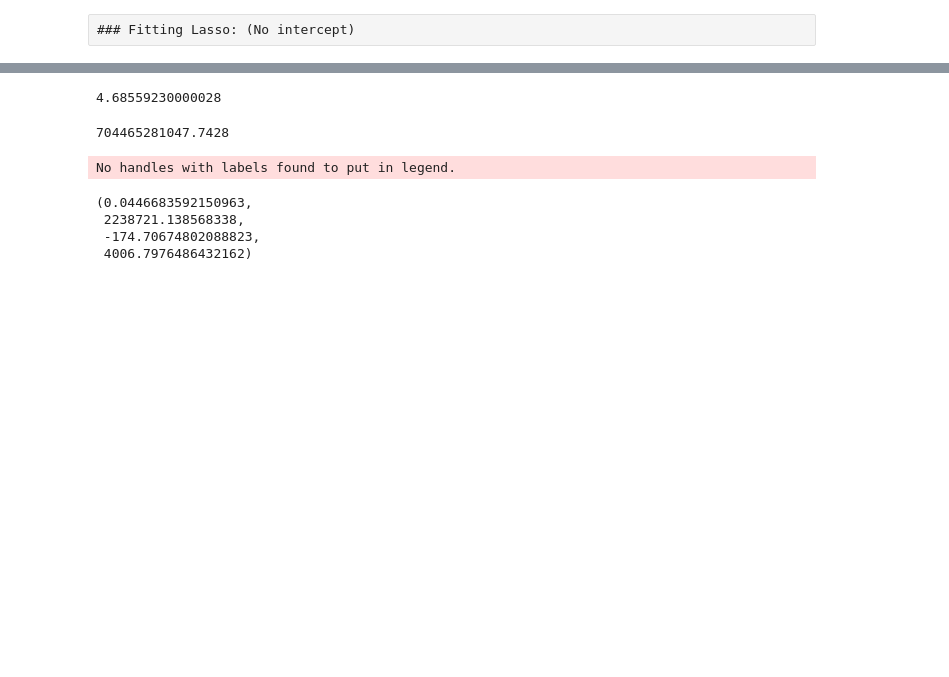
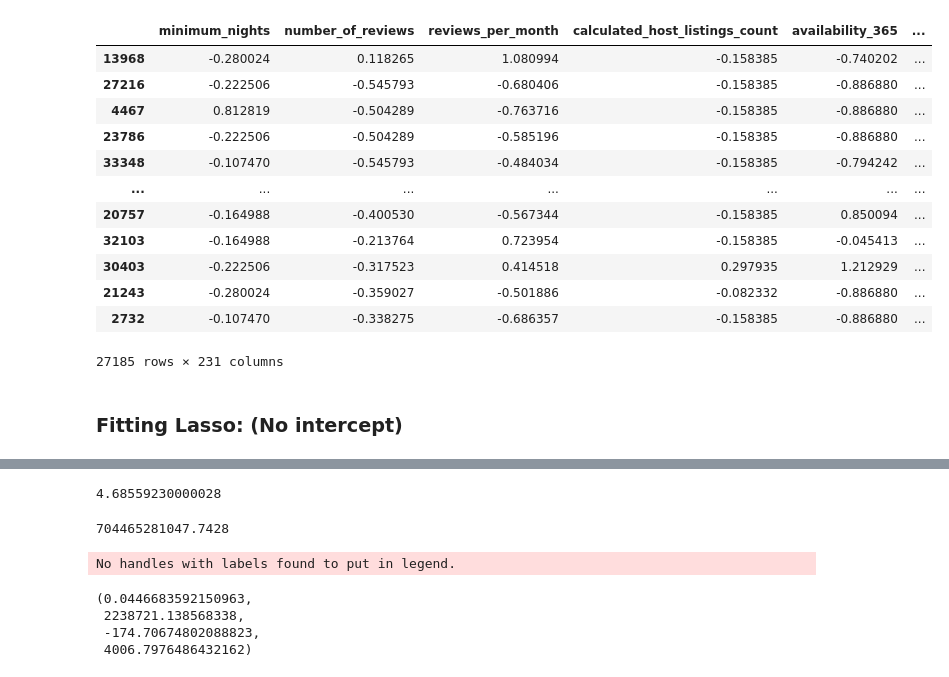
Before and after one commit to Sgipn/Airbnb_PricePred, a Jupyter notebook: notebooks/Lasso Regression.ipynb, the cells around one changed output, grey strips where cells are left out. Drawn from its saved outputs; the diff is of its cells as text; code cells hidden in the pictures; blank space fills up the shorter version.

```diff
--- a/notebooks/Lasso Regression.ipynb
+++ b/notebooks/Lasso Regression.ipynb
@@ -168,0 +129,42 @@ y = y_df.to_numpy()
+# %%
+# run
+
+# Standardizing all coliumns of X except for the dummy variables
+def standardizeData(data):
+    # Takes pandas dataframe and standardizes it iteratively
+    for column in data:
+        if (data[column] != 0).sum() == 0:  # If the column is all zeros
+            continue  # No need to standardize all zeros (thus dividing by zero)
+        else:
+            data[column] = (data[column] - np.mean(data[column])) / np.std(data[column])
+    return data
+
+
+def r2score(y_pred, y):
+    rss = np.sum((y_pred - y) ** 2)
+    tss = np.sum((y - y.mean()) ** 2)
+
+    r2 = 1 - (rss / tss)
+    return r2
+# %%
+# run
+
+Y = df["price"]
+X = df.drop("price", axis=1)
+standardizeData(X)
+X_train, X_test, y_train, y_test = train_test_split(X, Y, test_size=0.3, random_state=0)
+display(X_train)
+# %% [output]
+|  | minimum_nights | number_of_reviews | reviews_per_month | calculated_host_listings_count | availability_365 | ... |
+| 13968 | -0.280024 | 0.118265 | 1.080994 | -0.158385 | -0.740202 | ... |
+| 27216 | -0.222506 | -0.545793 | -0.680406 | -0.158385 | -0.886880 | ... |
+| 4467 | 0.812819 | -0.504289 | -0.763716 | -0.158385 | -0.886880 | ... |
+| 23786 | -0.222506 | -0.504289 | -0.585196 | -0.158385 | -0.886880 | ... |
+| 33348 | -0.107470 | -0.545793 | -0.484034 | -0.158385 | -0.794242 | ... |
+| ... | ... | ... | ... | ... | ... | ... |
+| 20757 | -0.164988 | -0.400530 | -0.567344 | -0.158385 | 0.850094 | ... |
+| 32103 | -0.164988 | -0.213764 | 0.723954 | -0.158385 | -0.045413 | ... |
+| 30403 | -0.222506 | -0.317523 | 0.414518 | 0.297935 | 1.212929 | ... |
+| 21243 | -0.280024 | -0.359027 | -0.501886 | -0.082332 | -0.886880 | ... |
+| 2732 | -0.107470 | -0.338275 | -0.686357 | -0.158385 | -0.886880 | ... |
+27185 rows × 231 columns
@@ -174,3 +222,3 @@ X_train, X_test, y_train, y_test = train_test_split(X, y, test_size=0.2, random_
-# %% [raw]
-### Fitting Lasso: (No intercept)
+# %% [markdown]
+### Fitting Lasso: (No intercept)
 # %%
```
Also changed, not shown: parts of 35 cells of this notebook.
